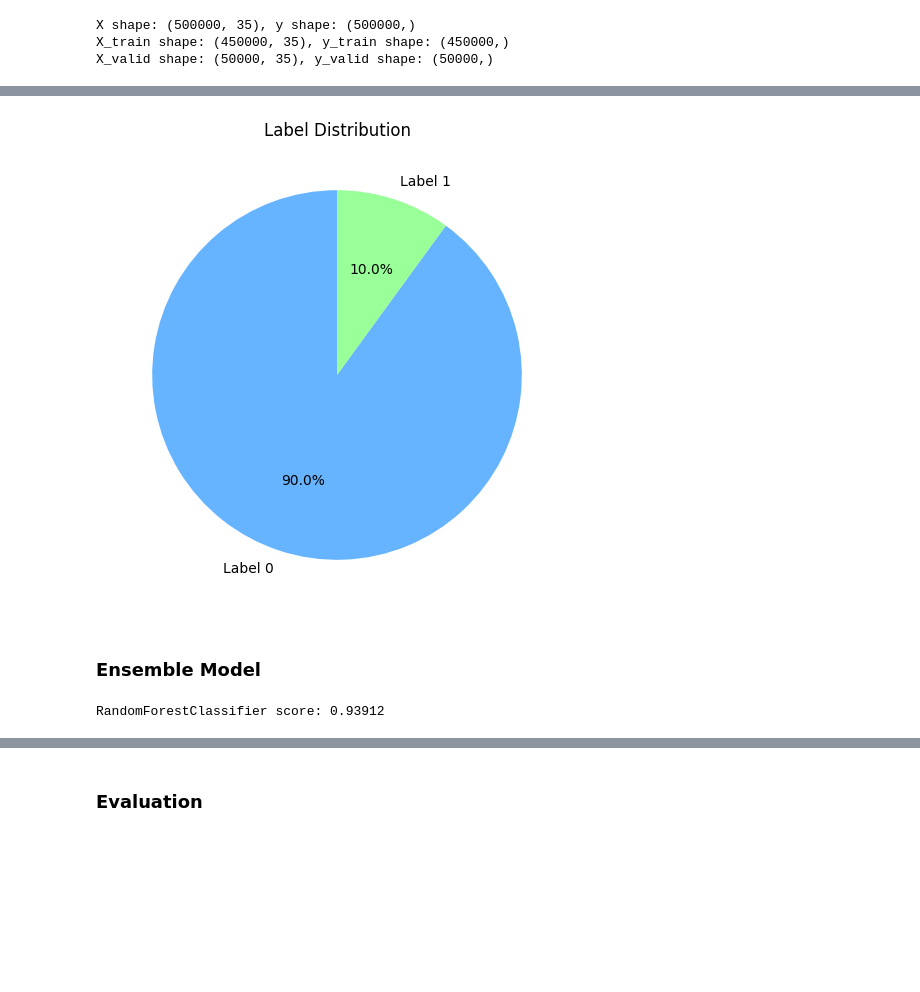
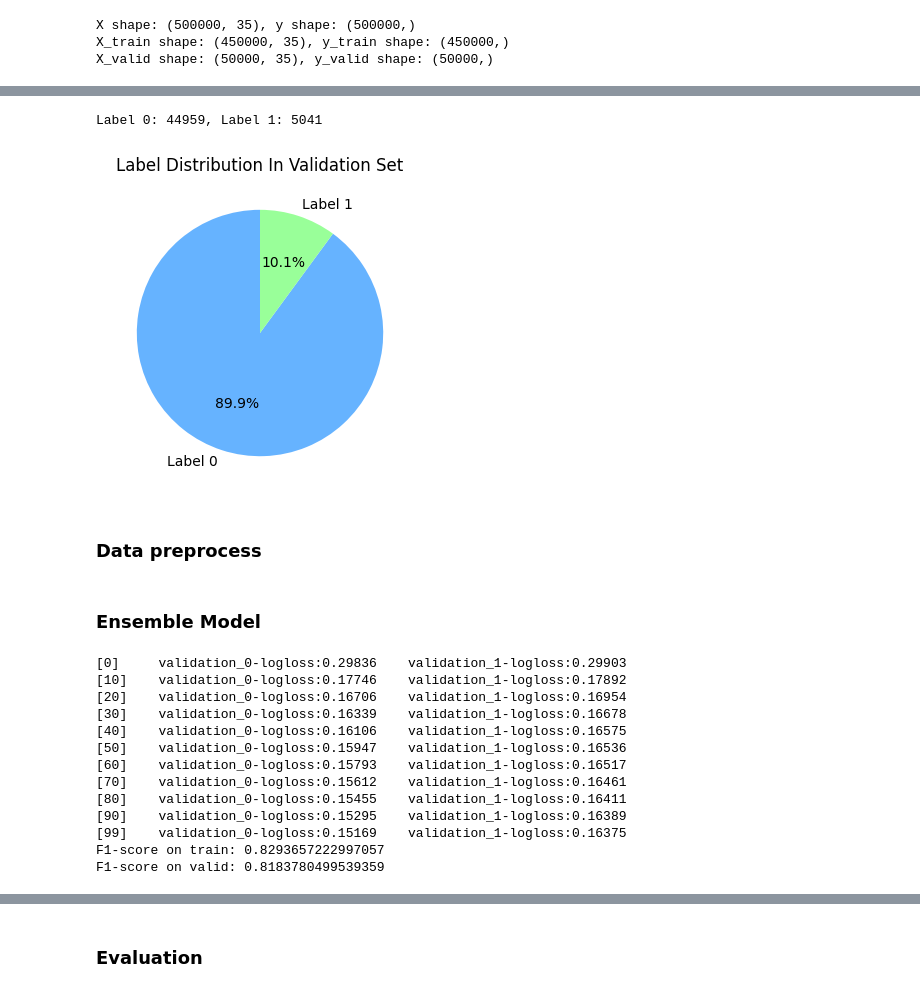
Before and after one commit to huiyuiui/MLCompetition, a Jupyter notebook: team22.ipynb, the cells around one changed output, grey strips where cells are left out. Cells and saved outputs as stored; diff of their text form; code cells hidden in the pictures; blank space fills up the shorter version.

```diff
--- a/team22.ipynb
+++ b/team22.ipynb
@@ -39,10 +50,11 @@ Dataset shape: (500000, 36)
 | 4 | 0 | 0.877437 | -0.507518 | -0.818602 | 0.280093 | -0.375073 | 0.005984 | 0.342253 | 0.964911 | 0.599365 | ... | ... |
 5 rows × 36 columns
 # %%
-X, y = df.iloc[:, 1:].to_numpy(), df["label"].to_numpy()
+X, y = df.iloc[:, 1:], df["label"]
 print(f"X shape: {X.shape}, y shape: {y.shape}")
 
-X_train, X_valid, y_train, y_valid = train_test_split(X, y, test_size=0.1, random_state=42, shuffle=True) # random state can be modify
+# X_train, X_valid, y_train, y_valid = train_test_split(X, y, test_size=0.2, random_state=42, shuffle=True) # random state can be modify
+X_train, X_valid, y_train, y_valid = train_test_split(X, y, test_size=0.1, shuffle=True) # random state can be modify
 print(f"X_train shape: {X_train.shape}, y_train shape: {y_train.shape}")
 print(f"X_valid shape: {X_valid.shape}, y_valid shape: {y_valid.shape}")
 # %% [output]
@@ -52,9 +107,15 @@ X_valid shape: (50000, 35), y_valid shape: (50000,)
 # %%
-label_counts = np.bincount(y_train)
+label_counts = np.bincount(y_valid)
+pos_sample = np.sum(y_valid == 1)
+neg_sample = np.sum(y_valid == 0)
+print(f"Label 0: {neg_sample}, Label 1: {pos_sample}")
 
-plt.figure(figsize=(6, 6))
+plt.figure(figsize=(4, 4))
 plt.pie(label_counts, labels=['Label 0', 'Label 1'], autopct='%1.1f%%', startangle=90, colors=['#66b3ff','#99ff99'])
-plt.title('Label Distribution')
+plt.title('Label Distribution In Validation Set')
 plt.show()
 # %% [output]
+Label 0: 44959, Label 1: 5041
-[figure, old version]
+[figure, new version]
+# %% [markdown]
+### Data preprocess
@@ -69,13 +177,38 @@ from sklearn.ensemble import HistGradientBoostingClassifier
 from sklearn.ensemble import VotingClassifier
 from sklearn.linear_model import SGDClassifier
 from sklearn.ensemble import RandomForestClassifier
-# %%
-from sklearn.ensemble import RandomForestClassifier
-
-rfc = RandomForestClassifier()
-
-rfc.fit(X_train, y_train)
-
-print(f"RandomForestClassifier score: {rfc.score(X_valid, y_valid)}")
-# %% [output]
-RandomForestClassifier score: 0.93912
+# %%
+xgb = XGBClassifier(
+    # n_estimators=100,
+    max_depth=5,
+    # early_stopping_rounds=50,
+    objective='binary:logistic',
+    reg_lambda=1.2,
+    min_child_weight=4,
+    # eval_metric='auc',
+    scale_pos_weight=2, # 1.5
+    n_jobs=-1)
+
+eval_set = [(X_train, y_train), (X_valid, y_valid)]
+
+xgb.fit(X_train, y_train, eval_set=eval_set, verbose=10)
+
+y_pred_train = xgb.predict(X_train)
+y_pred_val =  xgb.predict(X_valid)
+
+print(f"F1-score on train: {f1_score(y_train, y_pred_train, average='macro')}")
+print(f"F1-score on valid: {f1_score(y_valid, y_pred_val, average='macro')}")
+# %% [output]
+[0]     validation_0-logloss:0.29836    validation_1-logloss:0.29903
+[10]    validation_0-logloss:0.17746    validation_1-logloss:0.17892
+[20]    validation_0-logloss:0.16706    validation_1-logloss:0.16954
+[30]    validation_0-logloss:0.16339    validation_1-logloss:0.16678
+[40]    validation_0-logloss:0.16106    validation_1-logloss:0.16575
+[50]    validation_0-logloss:0.15947    validation_1-logloss:0.16536
+[60]    validation_0-logloss:0.15793    validation_1-logloss:0.16517
+[70]    validation_0-logloss:0.15612    validation_1-logloss:0.16461
+[80]    validation_0-logloss:0.15455    validation_1-logloss:0.16411
+[90]    validation_0-logloss:0.15295    validation_1-logloss:0.16389
+[99]    validation_0-logloss:0.15169    validation_1-logloss:0.16375
+F1-score on train: 0.8293657222997057
+F1-score on valid: 0.8183780499539359
```
Also changed, not shown: parts of 23 cells of this notebook.
